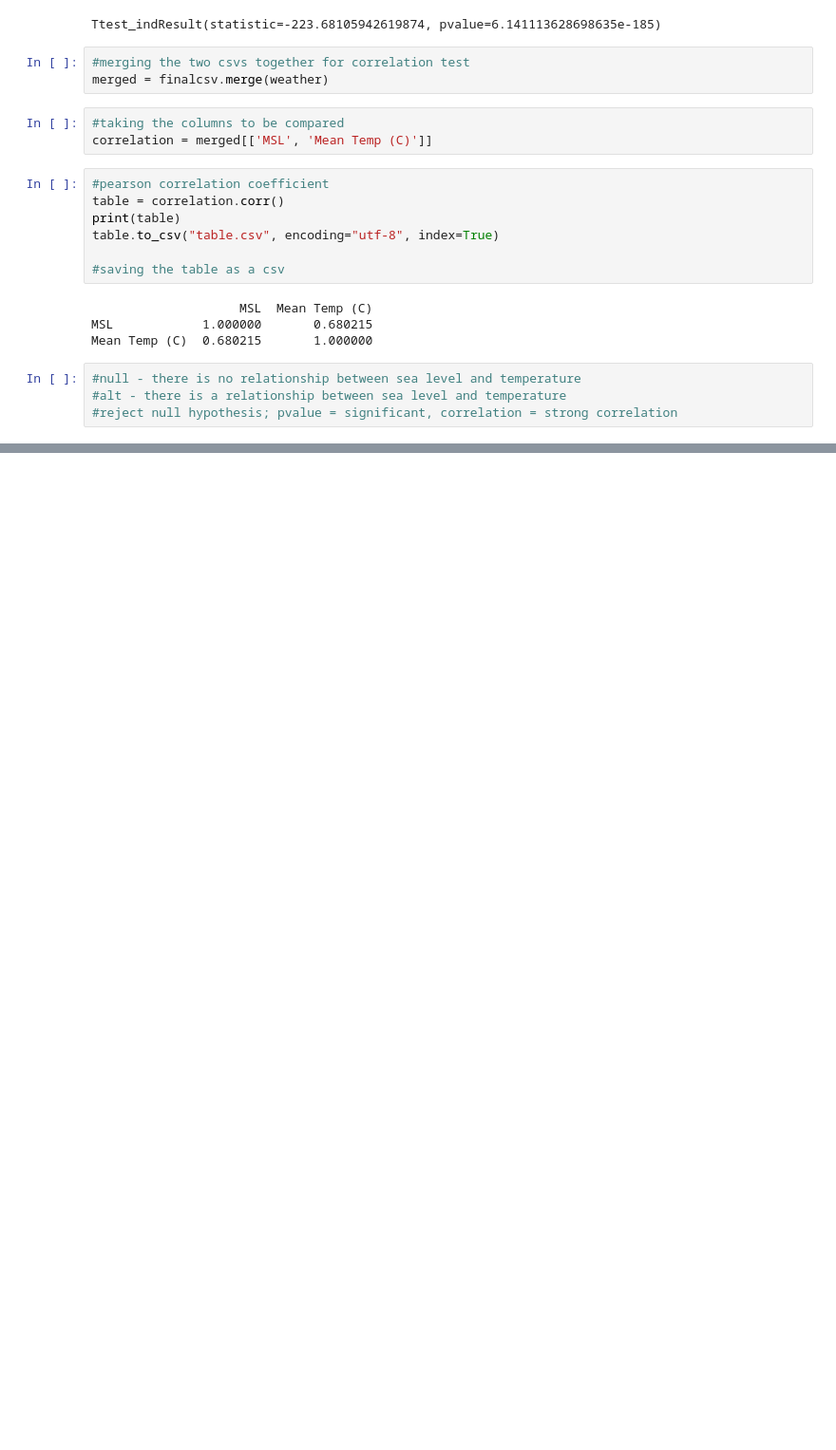
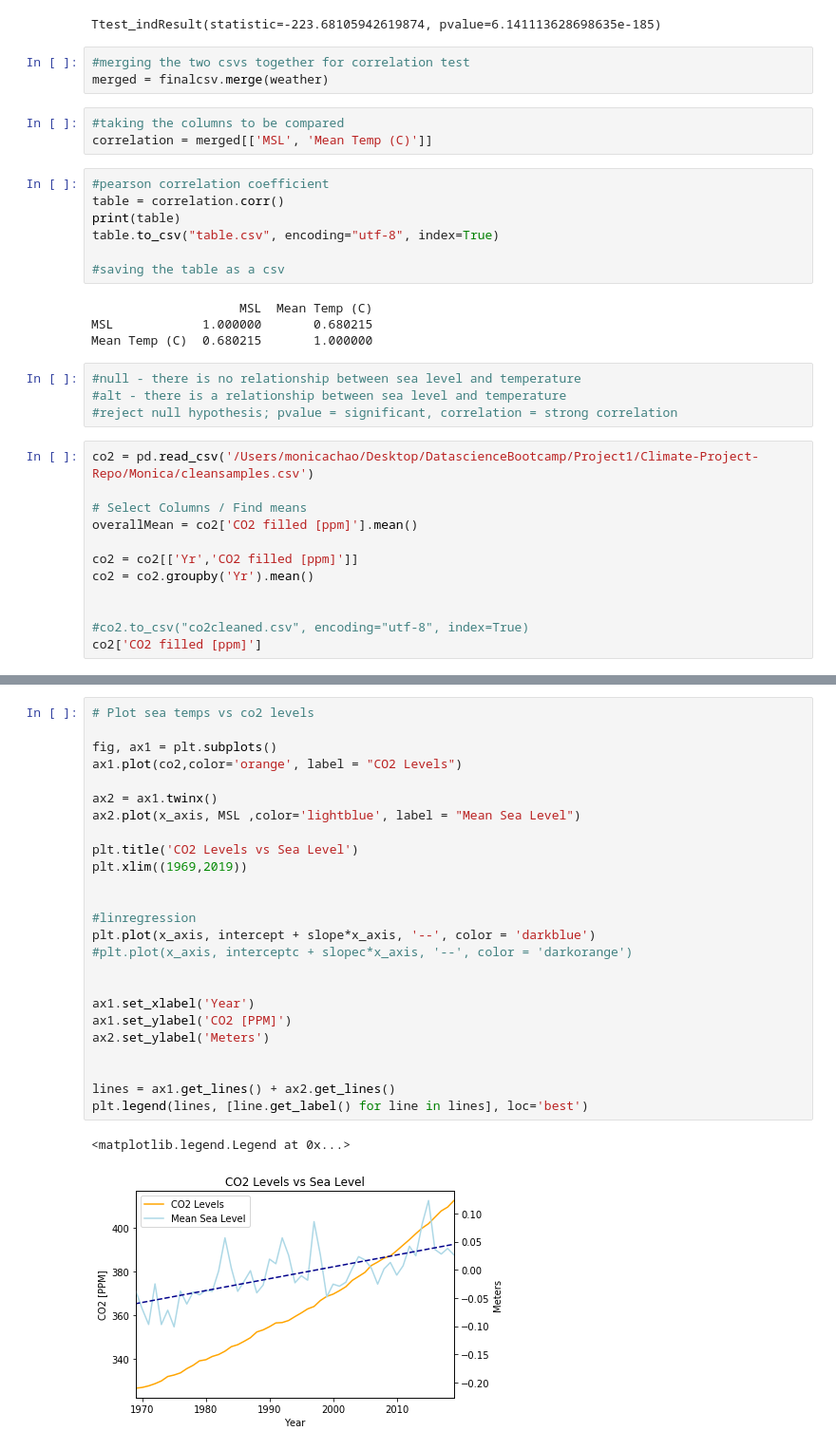
Before and after one commit to giantmagellan/sandiego-climate-analysis, a Jupyter notebook: SeaLevels.ipynb, the cells around one changed output, grey strips where cells are left out. Shown at 95% size. Drawn from its saved outputs; the diff is of its cells as text; blank space fills up the shorter version.

```diff
--- a/SeaLevels.ipynb
+++ b/SeaLevels.ipynb
@@ -274,3 +274,15 @@ Mean Temp (C)  0.680215       1.000000
 #null - there is no relationship between sea level and temperature
 #alt - there is a relationship between sea level and temperature
 #reject null hypothesis; pvalue = significant, correlation = strong correlation
+# %%
+co2 = pd.read_csv('/Users/monicachao/Desktop/DatascienceBootcamp/Project1/Climate-Project-Repo/Monica/cleansamples.csv')
+
+# Select Columns / Find means
+overallMean = co2['CO2 filled [ppm]'].mean()
+
+co2 = co2[['Yr','CO2 filled [ppm]']]
+co2 = co2.groupby('Yr').mean()
+
+
+#co2.to_csv("co2cleaned.csv", encoding="utf-8", index=True)
+co2['CO2 filled [ppm]']
@@ -276,0 +307,28 @@ Mean Temp (C)  0.680215       1.000000
+# %%
+# Plot sea temps vs co2 levels
+
+fig, ax1 = plt.subplots()
+ax1.plot(co2,color='orange', label = "CO2 Levels")
+
+ax2 = ax1.twinx()
+ax2.plot(x_axis, MSL ,color='lightblue', label = "Mean Sea Level")
+
+plt.title('CO2 Levels vs Sea Level')
+plt.xlim((1969,2019))
+
+
+#linregression
+plt.plot(x_axis, intercept + slope*x_axis, '--', color = 'darkblue')
+#plt.plot(x_axis, interceptc + slopec*x_axis, '--', color = 'darkorange')
+
+
+ax1.set_xlabel('Year')
+ax1.set_ylabel('CO2 [PPM]')
+ax2.set_ylabel('Meters')
+
+
+lines = ax1.get_lines() + ax2.get_lines()
+plt.legend(lines, [line.get_label() for line in lines], loc='best')
+# %% [output]
+<matplotlib.legend.Legend at 0x...>
+[figure, added]
```
Also changed, not shown: parts of 1 cell of this notebook, 8 other files.
